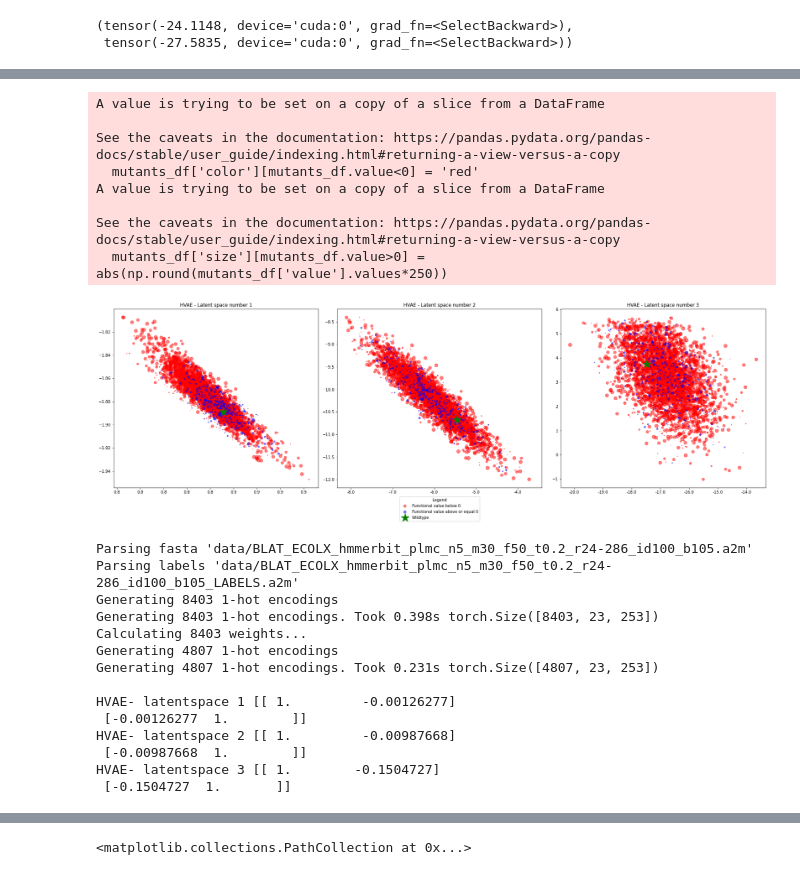
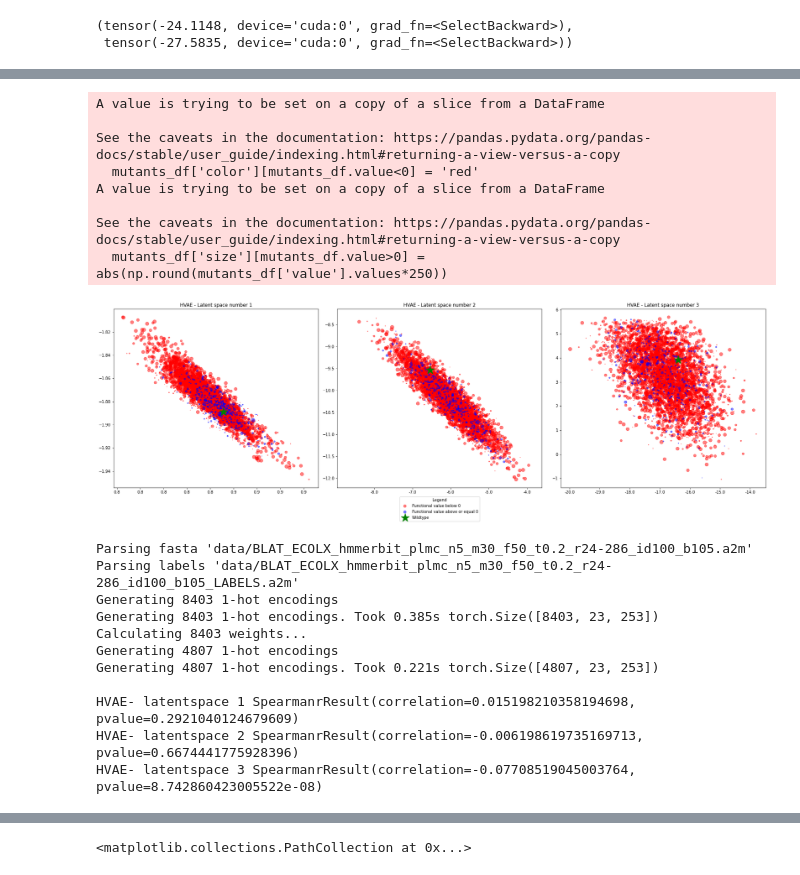
Before and after one commit to MikkelMathiasen23/Variational_proteins, a Jupyter notebook: exploratory notebook.ipynb, the cells around one changed output, grey strips where cells are left out. Drawn from its saved outputs; the diff is of its cells as text; code cells hidden in the pictures.

```diff
--- a/exploratory notebook.ipynb
+++ b/exploratory notebook.ipynb
@@ -24,7 +24,7 @@ dataloader, df, mutants_tensor, mutants_df, weights, neff = data(batch_size = ba
 wildtype   = dataloader.dataset[0] # one-hot-encoded wildtype
 eval_batch = torch.cat([wildtype.unsqueeze(0), mutants_tensor])
 
-model_dict = torch.load('trained.model_HVAE_l2_exp.pth')
+model_dict = torch.load('trained.model_HVAE_l2_bs128_exp.pth')
 vae = HVAE(**model_dict['args']).to(device)
 vae.load_state_dict(model_dict['state_dict'])
 vae.eval()
@@ -78,12 +78,12 @@ Generating 4807 1-hot encodings. Took 0.229s torch.Size([4807, 23, 253])
 A value is trying to be set on a copy of a slice from a DataFrame
 
 See the caveats in the documentation: https://pandas.pydata.org/pandas-docs/stable/user_guide/indexing.html#returning-a-view-versus-a-copy
   mutants_df['color'][mutants_df.value<0] = 'red'
 A value is trying to be set on a copy of a slice from a DataFrame
 
 See the caveats in the documentation: https://pandas.pydata.org/pandas-docs/stable/user_guide/indexing.html#returning-a-view-versus-a-copy
   mutants_df['size'][mutants_df.value>0] =  abs(np.round(mutants_df['value'].values*250))
-[figure, old version]
+[figure, new version]
 # %%
 batch_size = 128
 device = torch.device("cuda" if torch.cuda.is_available() else "cpu")
@@ -93,7 +93,7 @@ dataloader, df, mutants_tensor, mutants_df, weights, neff = data(batch_size = ba
 wildtype   = dataloader.dataset[0] # one-hot-encoded wildtype
 eval_batch = torch.cat([wildtype.unsqueeze(0), mutants_tensor])
 mask = df['label'].isin(df['label'].value_counts()[:5].index) # We limit to top 5 classes only
-model_dict = torch.load('trained.model_HVAE_l2_exp.pth')
+model_dict = torch.load('trained.model_HVAE_l2_bs128_exp.pth')
 vae = HVAE(**model_dict['args']).to(device)
 vae.load_state_dict(model_dict['state_dict'])
 vae.eval()
@@ -104,29 +104,28 @@ _,_,_,_,_,mu_w, _ = vae(dataloader.dataset[mask])
 print()
 for p in range(len(mu)):
   mu_w_t = mu_w[p].cpu().data.numpy()
+  #mu_w_t = mu_w[p] - np.mean(mu_w[p], axis = 1)
+
   mu_t = mu[p].cpu().data.numpy()
-  """
+
   u, s, vh = np.linalg.svd(mu_w_t)
   mu_w_t = (np.diag(1/s) @ vh @ mu_w_t.T).T
   u, s, vh = np.linalg.svd(mu_t)
   mu_t = (np.diag(1/s) @ vh @ mu_t.T).T
-  """
+
 
   dist = torch.diag(torch.cdist(torch.from_numpy(mu_w_t[0,:]).reshape(-1,mu_t.shape[1]).repeat(4807,1),
                                 torch.from_numpy(mu_t[1:,:]))).cpu().data.numpy()
-  print('HVAE- latentspace {}'.format(p+1),np.corrcoef(mutants_df.value.values,dist))
+  print('HVAE- latentspace {}'.format(p+1),spearmanr(mutants_df.value.values,dist))
 # %% [output]
 Parsing fasta 'data/BLAT_ECOLX_hmmerbit_plmc_n5_m30_f50_t0.2_r24-286_id100_b105.a2m'
 Parsing labels 'data/BLAT_ECOLX_hmmerbit_plmc_n5_m30_f50_t0.2_r24-286_id100_b105_LABELS.a2m'
 Generating 8403 1-hot encodings
-Generating 8403 1-hot encodings. Took 0.398s torch.Size([8403, 23, 253])
+Generating 8403 1-hot encodings. Took 0.385s torch.Size([8403, 23, 253])
 Calculating 8403 weights...
 Generating 4807 1-hot encodings
-Generating 4807 1-hot encodings. Took 0.231s torch.Size([4807, 23, 253])
+Generating 4807 1-hot encodings. Took 0.221s torch.Size([4807, 23, 253])
 
-HVAE- latentspace 1 [[ 1.         -0.00126277]
- [-0.00126277  1.        ]]
-HVAE- latentspace 2 [[ 1.         -0.00987668]
- [-0.00987668  1.        ]]
-HVAE- latentspace 3 [[ 1.        -0.1504727]
- [-0.1504727  1.       ]]
+HVAE- latentspace 1 SpearmanrResult(correlation=0.015198210358194698, pvalue=0.2921040124679609)
+HVAE- latentspace 2 SpearmanrResult(correlation=-0.006198619735169713, pvalue=0.6674441775928396)
+HVAE- latentspace 3 SpearmanrResult(correlation=-0.07708519045003764, pvalue=8.742860423005522e-08)
```
Also changed, not shown: parts of 6 cells of this notebook, 6 other files.
